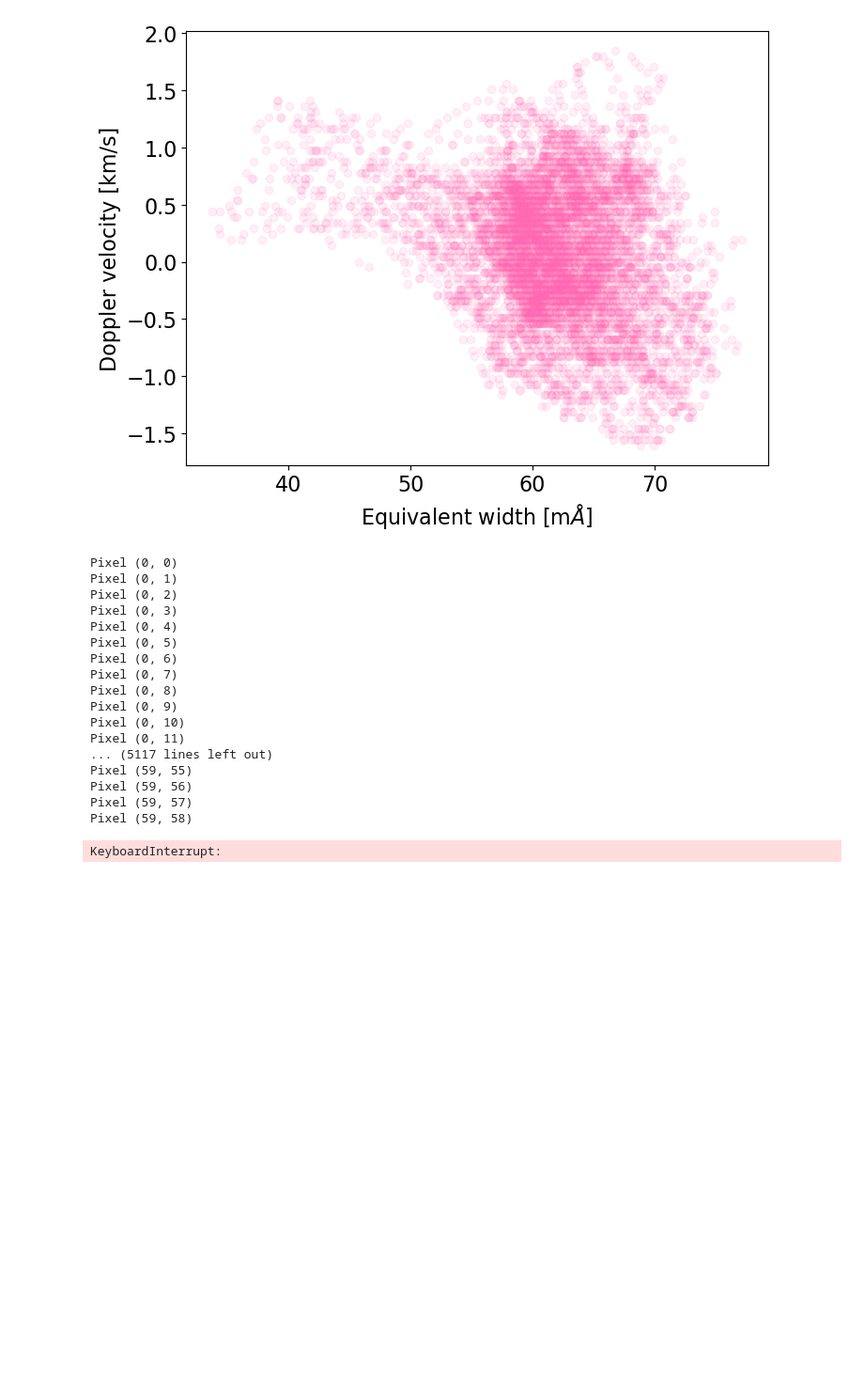
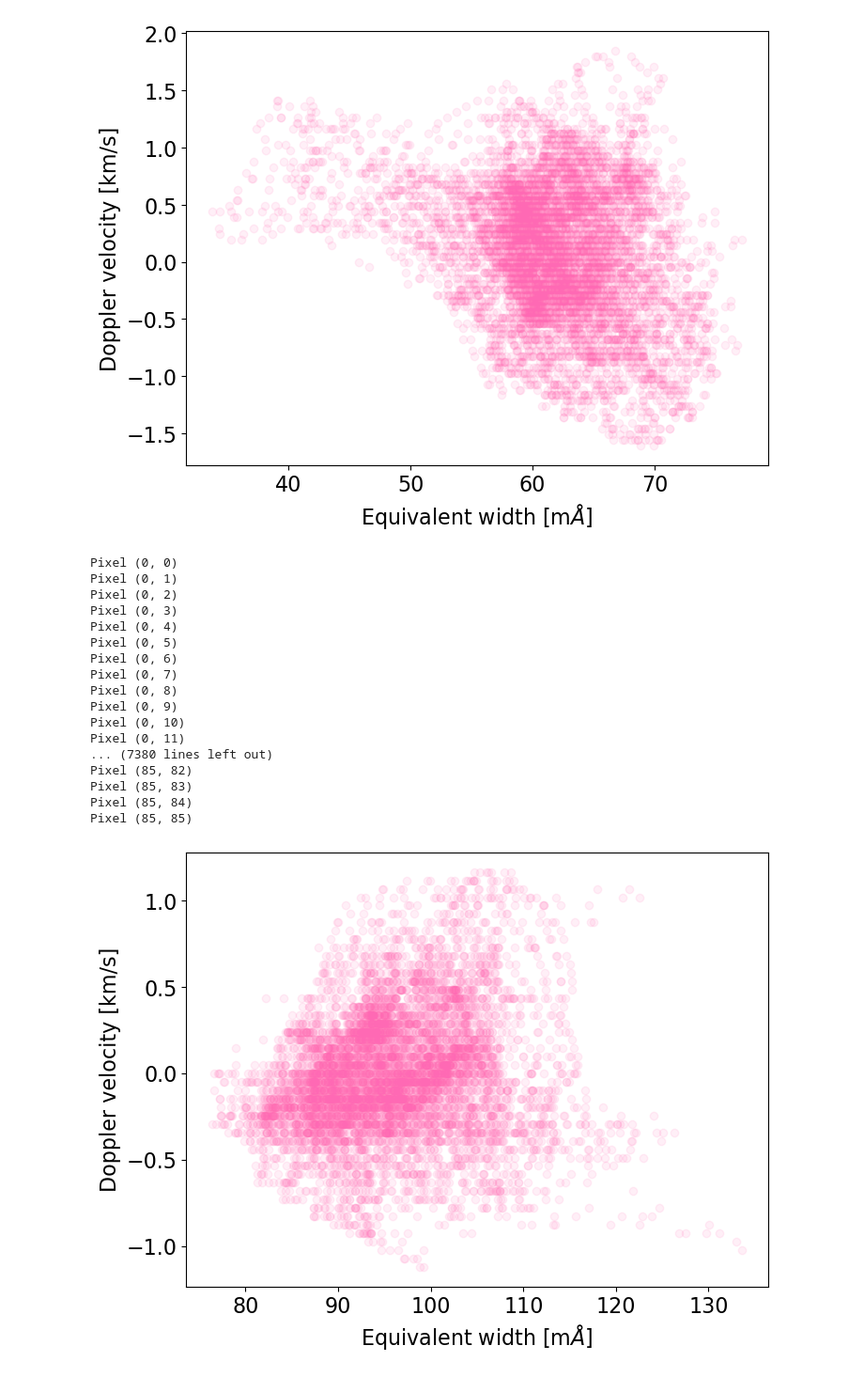
Before and after one commit to rebkabob/solar_and_stellar_physics, a Jupyter notebook: sst4_analysis.ipynb, the cells around one changed output. Shown at 94% size. Saved outputs shown, nothing was run; the diff lists cells and outputs as text; code cells hidden in the pictures; blank space fills up the shorter version.

Commit message:
Create EW-Doppler map

```diff
--- a/sst4_analysis.ipynb
+++ b/sst4_analysis.ipynb
@@ -591,18 +591,19 @@ def create_ew_maps(data, time_step, nump, thr):
 ew_cube_A = np.load("ew_cube_A.npy")
 ew_cube_B = np.load("ew_cube_B.npy")
 # %%
-fig, ax = plt.subplots(figsize = (8, 6))
-time_step = 0
-data = subfield_A
+# fig, ax = plt.subplots(figsize = (8, 6))
+# time_step = 0
+# data = subfield_A
 
-for x_idx in range(data.shape[3]):
-    for y_idx in range(data.shape[2]):
-        print(f"Pixel ({x_idx}, {y_idx})")
-        ax.scatter(ew_cube_A[time_step, y_idx, x_idx], doppler_cube_A[time_step, y_idx, x_idx], alpha = .1, color = "hotpink")
+# for x_idx in range(data.shape[3]):
+#     for y_idx in range(data.shape[2]):
+#         print(f"Pixel ({x_idx}, {y_idx})")
+#         ax.scatter(ew_cube_A[time_step, y_idx, x_idx], doppler_cube_A[time_step, y_idx, x_idx], alpha = .1, color = "hotpink")
 
-ax.set_xlabel("Equivalent width [m$\AA$]")
-ax.set_ylabel("Doppler velocity [km/s]")
-plt.show()
+# ax.set_xlabel("Equivalent width [m$\AA$]")
+# ax.set_ylabel("Doppler velocity [km/s]")
+# # plt.savefig("figures/ew_doppler_A.png")
+# plt.show()
 # %% [output]
 Pixel (0, 0)
 Pixel (0, 1)
@@ -625,32 +626,33 @@ Pixel (85, 85)
 # %%
 fig, ax = plt.subplots(figsize = (8, 6))
 time_step = 0
 data = subfield_B
 
 for x_idx in range(data.shape[3]):
     for y_idx in range(data.shape[2]):
         print(f"Pixel ({x_idx}, {y_idx})")
-        ax.scatter(ew_cube_B[time_step, y_idx, x_idx], doppler_cube_A[time_step, y_idx, x_idx],alpha = .1, color = "hotpink")
+        ax.scatter(ew_cube_B[time_step, y_idx, x_idx], doppler_cube_B[time_step, y_idx, x_idx],alpha = .1, color = "hotpink")
 
 ax.set_xlabel("Equivalent width [m$\AA$]")
 ax.set_ylabel("Doppler velocity [km/s]")
+plt.savefig("figures/ew_doppler_B.png")
 plt.show()
 # %% [output]
 Pixel (0, 0)
 Pixel (0, 1)
 Pixel (0, 2)
 Pixel (0, 3)
 Pixel (0, 4)
 Pixel (0, 5)
 Pixel (0, 6)
 Pixel (0, 7)
 Pixel (0, 8)
 Pixel (0, 9)
 Pixel (0, 10)
 Pixel (0, 11)
-... (5117 lines left out)
-Pixel (59, 55)
-Pixel (59, 56)
-Pixel (59, 57)
-Pixel (59, 58)
+... (7380 lines left out)
+Pixel (85, 82)
+Pixel (85, 83)
+Pixel (85, 84)
+Pixel (85, 85)
-KeyboardInterrupt:
+[figure, added]
```
Also changed, not shown: parts of 2 cells of this notebook, 2 other files.
